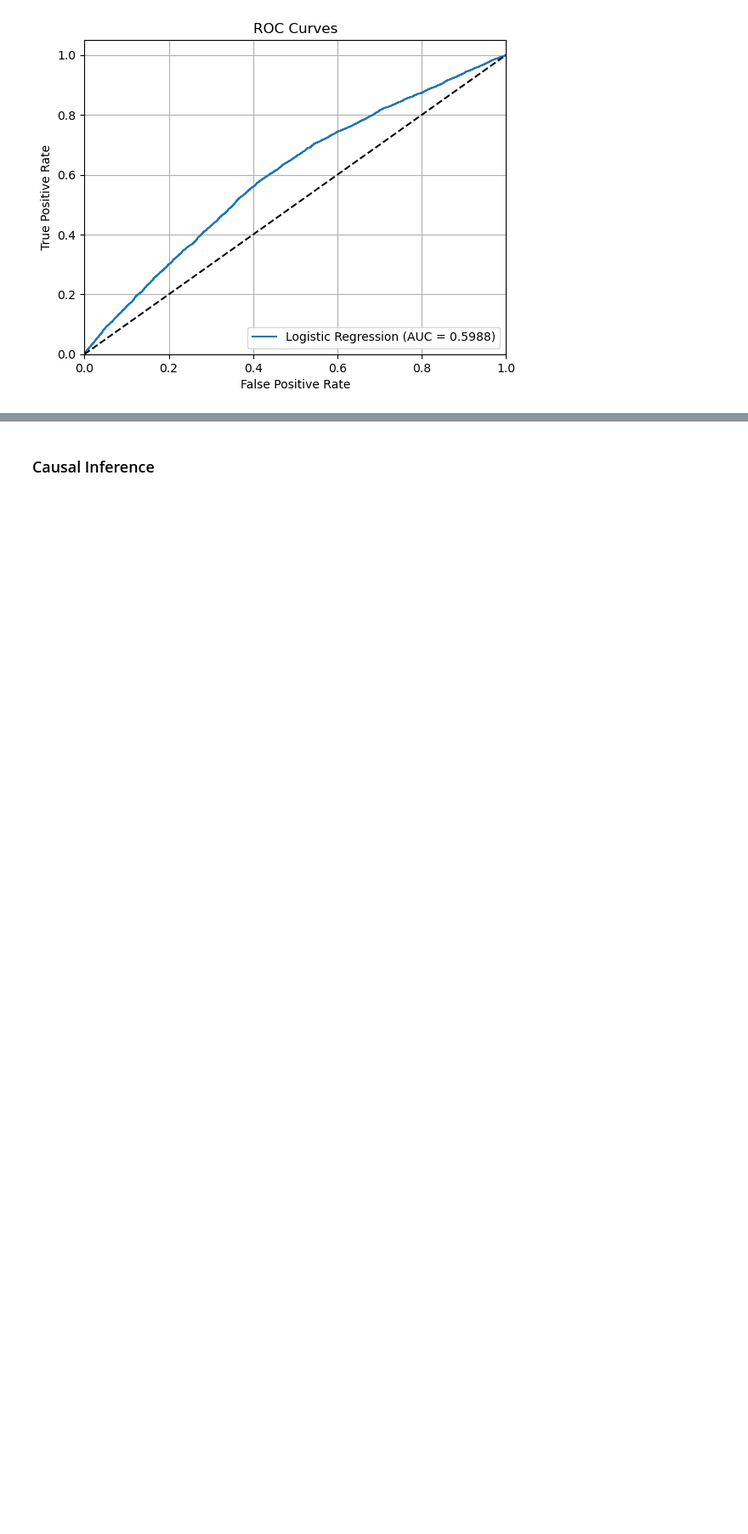
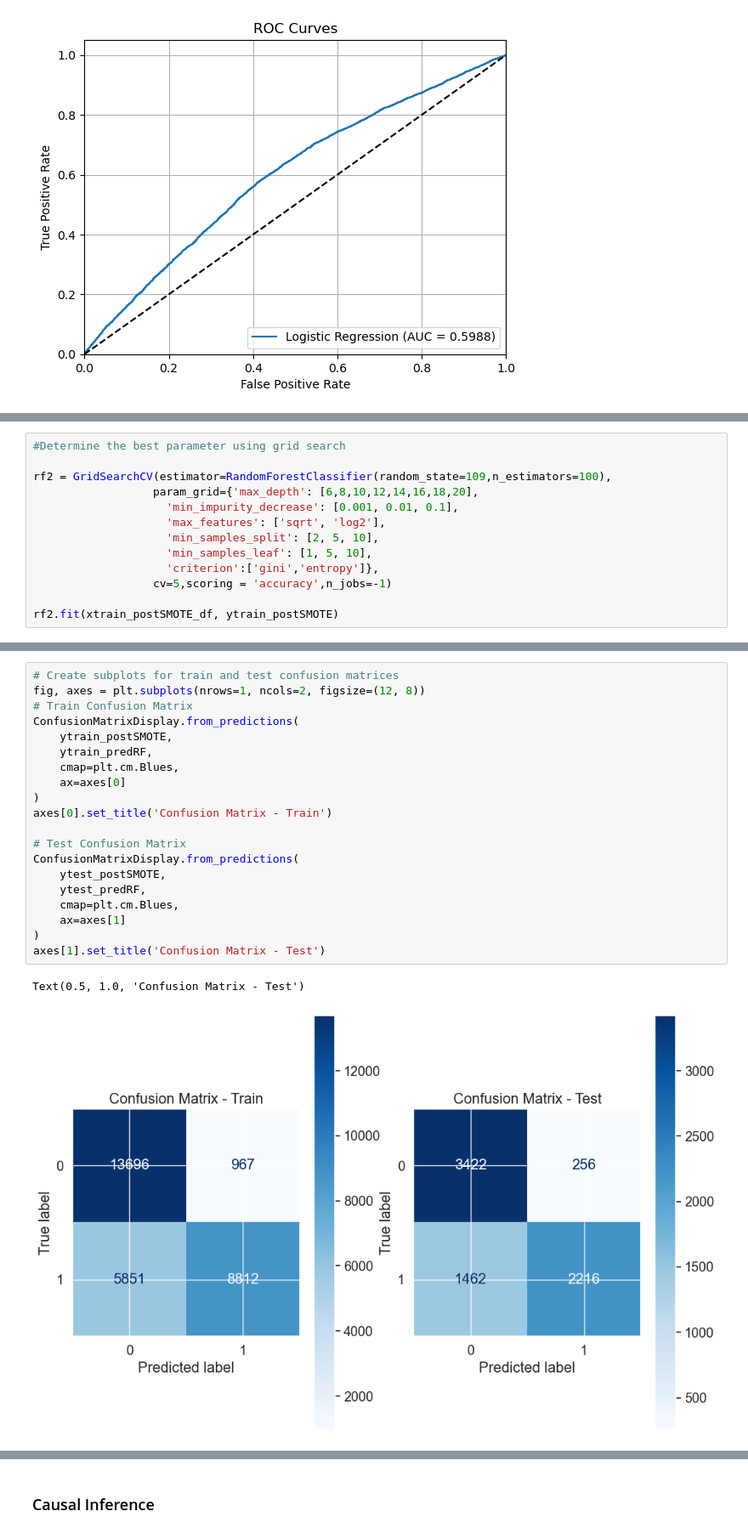
Before and after one commit to kayleeisokay/cs109a_final_project, a Jupyter notebook: MS4.ipynb, the cells around one changed output, grey strips where cells are left out. Shown at 85% size. Cells and saved outputs as stored; diff of their text form; blank space fills up the shorter version.

```diff
--- a/MS4.ipynb
+++ b/MS4.ipynb
@@ -715,0 +874,13 @@ plt.show()
+# %%
+#Determine the best parameter using grid search
+
+rf2 = GridSearchCV(estimator=RandomForestClassifier(random_state=109,n_estimators=100),
+                  param_grid={'max_depth': [6,8,10,12,14,16,18,20],
+                    'min_impurity_decrease': [0.001, 0.01, 0.1],
+                    'max_features': ['sqrt', 'log2'],
+                    'min_samples_split': [2, 5, 10],
+                    'min_samples_leaf': [1, 5, 10],
+                    'criterion':['gini','entropy']},
+                  cv=5,scoring = 'accuracy',n_jobs=-1)
+
+rf2.fit(xtrain_postSMOTE_df, ytrain_postSMOTE)
@@ -715,0 +964,23 @@ plt.show()
+# %%
+# Create subplots for train and test confusion matrices
+fig, axes = plt.subplots(nrows=1, ncols=2, figsize=(12, 8))
+# Train Confusion Matrix
+ConfusionMatrixDisplay.from_predictions(
+    ytrain_postSMOTE,
+    ytrain_predRF,
+    cmap=plt.cm.Blues,
+    ax=axes[0]
+)
+axes[0].set_title('Confusion Matrix - Train')
+
+# Test Confusion Matrix
+ConfusionMatrixDisplay.from_predictions(
+    ytest_postSMOTE,
+    ytest_predRF,
+    cmap=plt.cm.Blues,
+    ax=axes[1]
+)
+axes[1].set_title('Confusion Matrix - Test')
+# %% [output]
+Text(0.5, 1.0, 'Confusion Matrix - Test')
+[figure, added]
```
Also changed, not shown: parts of 44 cells of this notebook.
